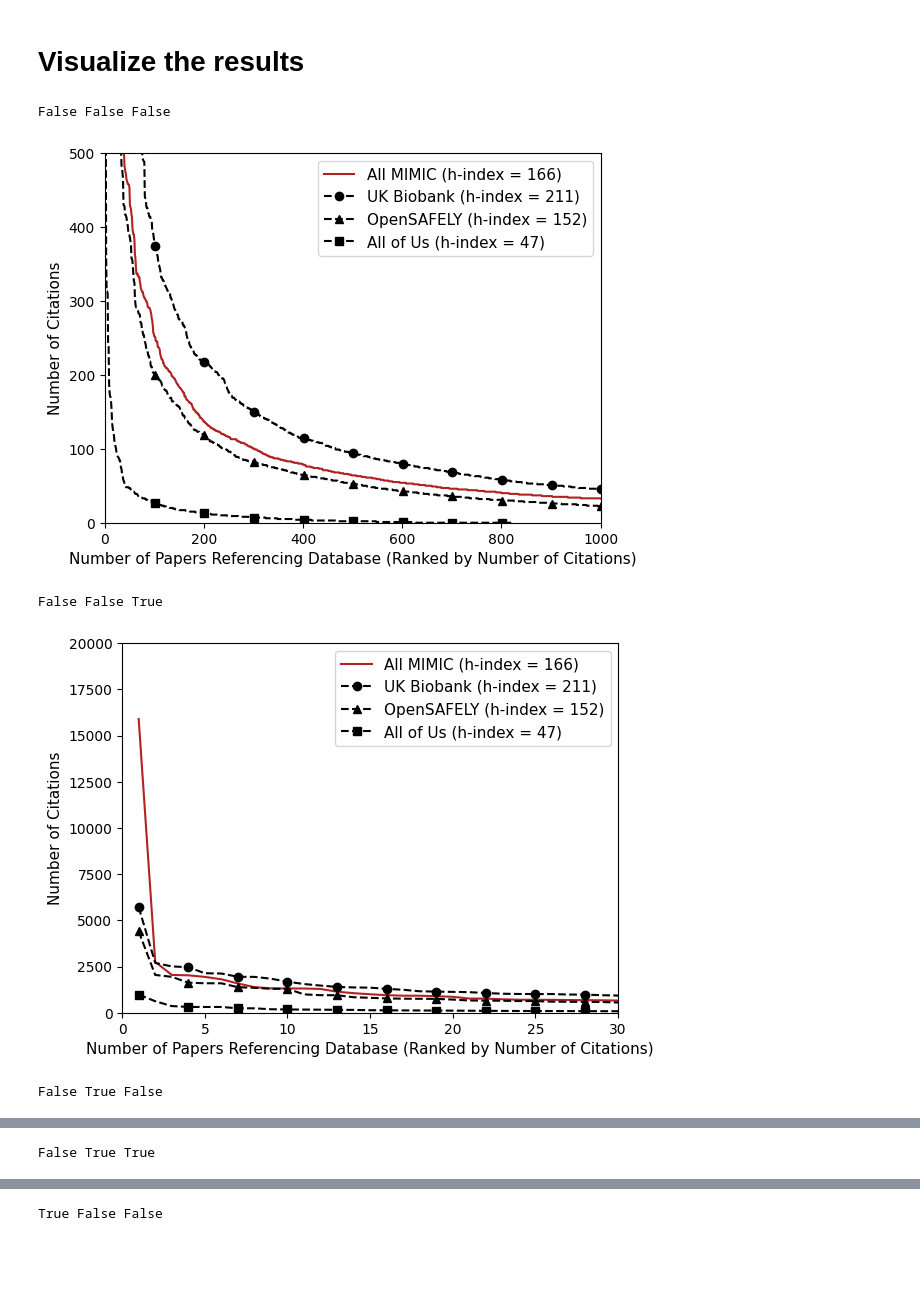
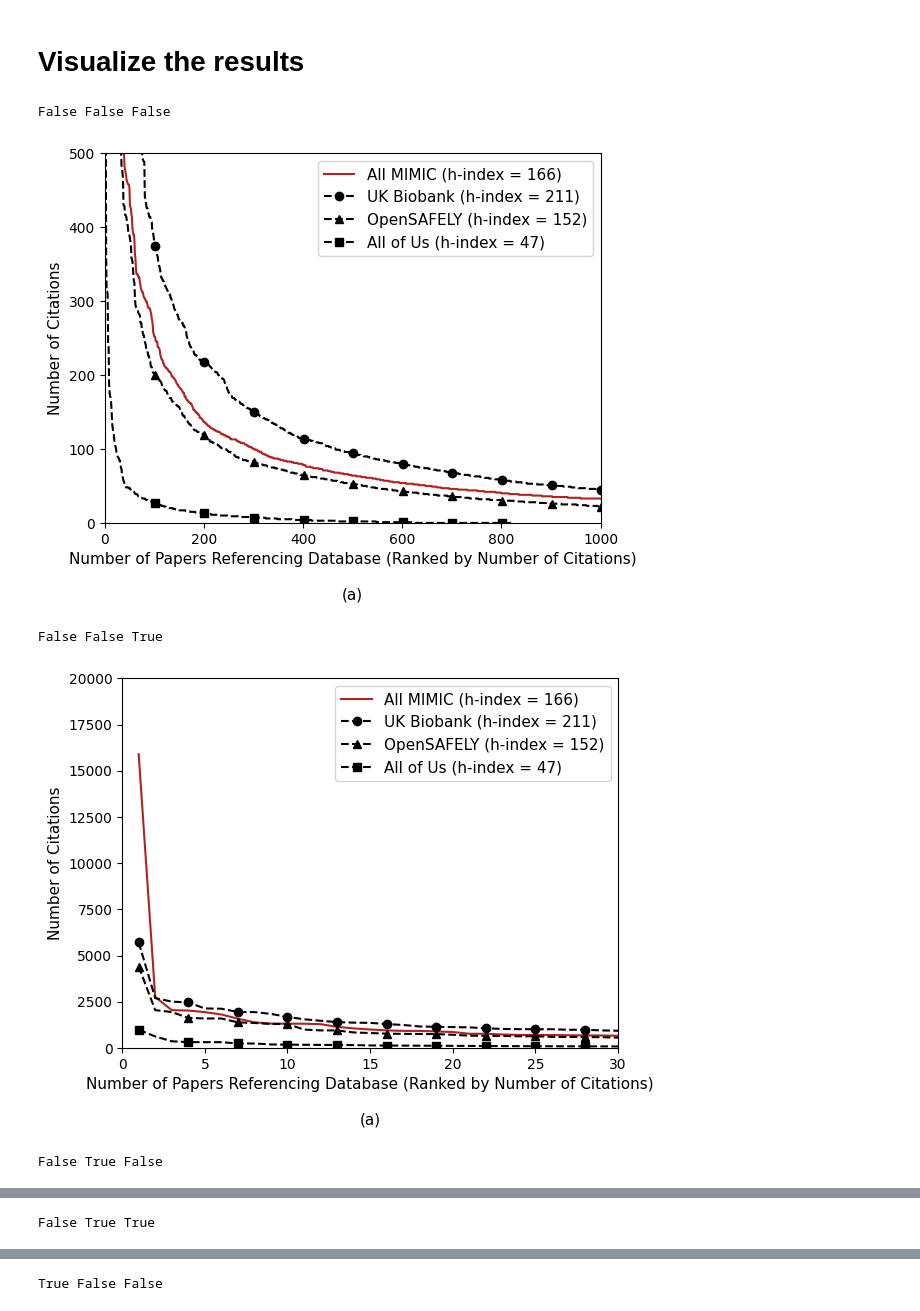
Before and after one commit to Lucas-Mc/power-of-data-communities, a Jupyter notebook: extract-citations___publication-final.ipynb, the cells around one changed output, grey strips where cells are left out. Saved outputs shown, nothing was run; the diff lists cells and outputs as text; code cells hidden in the pictures; blank space fills up the shorter version.

```diff
--- a/extract-citations___publication-final.ipynb
+++ b/extract-citations___publication-final.ipynb
@@ -469,8 +513,8 @@ colors = [
     'lightcoral',
     'firebrick'
 ]
-max_year = 2023
-max_mimic = 8
+max_year = 2024
+max_mimic = 9
 ALL_MIMIC = True
 
 years = [int(y) for y in google_scholar_mimic_pubs[list(google_scholar_mimic_pubs.keys())[0]].keys()]
@@ -488,11 +532,11 @@ for i,db in enumerate(db_order):
             start_year = int(y)
             break
     y_data = [v for y,v in google_scholar_mimic_pubs[db].items() if ((int(y) >= start_year) and (int(y) < max_year))]
-    y_data = [0, *np.cumsum(y_data)]
+    y_data = np.array([0, *np.cumsum(y_data)])
+    x_data = range(len(y_data))
     if ALL_MIMIC:
         all_y_data.append(y_data)
     else:
-        x_data = range(len(y_data))
         plt.plot(x_data, y_data, color=colors[i], label=db.upper())
     all_data_output[db] = {
         'x_data': x_data,
@@ -502,7 +546,7 @@ if ALL_MIMIC:
     max_len = max([len(a) for a in all_y_data])
     all_x_data = range(max_len)
     all_y_data = np.cumsum(np.sum([np.pad(a, (0, max_len-len(a)), 'constant') for a in all_y_data], axis=0))
-    all_y_data = np.array([*all_y_data/(total_funding['All MIMIC']/1000000)])
+    all_y_data = np.array(all_y_data/(total_funding['All MIMIC']/1000000))
     total_funds = float(total_funding['All MIMIC'])
     plt.plot(all_x_data[:max_mimic], all_y_data[:max_mimic], color=colors[i], label=f'All MIMIC')#: ${total_funds:,.2f}')
     all_data_output['All MIMIC'] = {
@@ -514,7 +558,7 @@ closed_markers = ['o', '^', 's']
 for i,closed_dataset in enumerate(closed_datasets.items()):
     start_year = int(list(closed_dataset[1].keys())[0])
     y_data = [v for y,v in closed_dataset[1].items() if ((int(y) >= start_year) and (int(y) < max_year))]
-    y_data = np.array([0,*np.cumsum(y_data)])
+    y_data = np.array([0, *np.cumsum(y_data)])
     x_data = range(len(y_data))
     try:
         total_funds = float(total_funding[closed_dataset[0]])
@@ -526,7 +570,7 @@ for i,closed_dataset in enumerate(closed_datasets.items()):
         'y_data': y_data/(total_funding[closed_dataset[0]]/1000000)
     }
 
-plt.xlabel('Years Since Publication', fontsize=14)
+plt.xlabel('Years Since Publication\n\n(b)', fontsize=14)
 plt.ylabel('Total Number of Citations / $1,000,000 Funding', fontsize=14)
 handles, labels = plt.gca().get_legend_handles_labels()
 order = np.arange(0,len(labels))
@@ -542,4 +586,6 @@ plt.tight_layout()
 ms = 'MIMIC-together' if ALL_MIMIC else 'MIMIC-apart'
 plt.savefig(os.path.join(SEARCH_RESULT_FOLDER, f'growth-line-fadj___{ms}_all-time_all-closed_log.png'))
 plt.show()
+
+pprint.pprint(all_data_output)
 # %% [output]
@@ -547,10 +610,10 @@ plt.show()
 # %%
-x_min = 1
-x_max = 9
+x_min = 3
+x_max = 6
 mimiciii_data = np.interp(
     np.arange(x_min, x_max, 1),
-    all_data_output['mimic-iii']['x_data'],
-    all_data_output['mimic-iii']['y_data']
+    all_data_output['All MIMIC']['x_data'],
+    all_data_output['All MIMIC']['y_data']
 )
 ukbiobank_data = np.interp(
     np.arange(x_min, x_max, 1),
@@ -802,15 +847,13 @@ for FUNDING_ADJUSTED in [False, True]:
 
                 if FUNDING_ADJUSTED:
                     total_df = total_df / (total_funding[temp_db_name]/1000000)
+                if X_PERCENT_ADJUSTED:
                     plot_label = temp_db_name
                 else:
-                    if X_PERCENT_ADJUSTED:
-                        plot_label = temp_db_name
+                    if FUNDING_ADJUSTED:
+                        plot_label = f'{temp_db_name} (h-index = {h_index_adj})'
                     else:
-                        if FUNDING_ADJUSTED:
-                            plot_label = f'{temp_db_name} (h-index = {h_index_adj})'
-                        else:
-                            plot_label = f'{temp_db_name} (h-index = {h_index})'
+                        plot_label = f'{temp_db_name} (h-index = {h_index})'
 
                 if X_PERCENT_ADJUSTED:
                     markevery = int(len(total_df)/10)
@@ -835,6 +878,7 @@ for FUNDING_ADJUSTED in [False, True]:
                 xlabel = 'Percentage of Papers Referencing Database (Ranked by Number of Citations)'
             else:
                 xlabel = 'Number of Papers Referencing Database (Ranked by Number of Citations)'
+            xlabel = f'{xlabel}\n\n(b)' if FUNDING_ADJUSTED else f'{xlabel}\n\n(a)'
             if FUNDING_ADJUSTED:
                 ylabel = 'Number of Citations / $1,000,000 Funding'
             else:
@@ -846,34 +890,36 @@ for FUNDING_ADJUSTED in [False, True]:
                 plt.xlim([0,100])
                 plt.yscale('log')
                 ax = plt.gca()
                 ax.yaxis.set_major_formatter(ticker.FuncFormatter(lambda y,pos: ('{{:.{:1d}f}}'.format(int(np.maximum(-np.log10(y),0)))).format(y)))
             else:
                 plt.xlim([0,x_max])
                 if SHOW_Y_MAX:
                     if FUNDING_ADJUSTED:
                         y_min = 25
                         y_max = 1000
                     else:
                         y_min = 0
                         y_max = 20000
                 else:
                     if FUNDING_ADJUSTED:
                         y_min = 0
                         y_max = 25
                     else:
                         y_min = 0
                         y_max = 500
                 plt.ylim([y_min,y_max])
             print(FUNDING_ADJUSTED, X_PERCENT_ADJUSTED, SHOW_Y_MAX)
             s_funding = 'fadj' if FUNDING_ADJUSTED else ''
             s_xpercent = 'xper' if X_PERCENT_ADJUSTED else ''
             s_ymax = 'ymax' if SHOW_Y_MAX else ''
             s_title = f'h-index___{s_funding}-{s_xpercent}-{s_ymax}'
             plt.savefig(os.path.join(SEARCH_RESULT_FOLDER, s_title))
             plt.show()
+
+pprint.pprint(all_data_output)
 # %% [output]
 False False False
-[figure, old version]
+[figure, new version]
 False False True
-[figure, old version]
+[figure, new version]
 False True False
```
Also changed, not shown: parts of 9 cells of this notebook, 9 other files.
